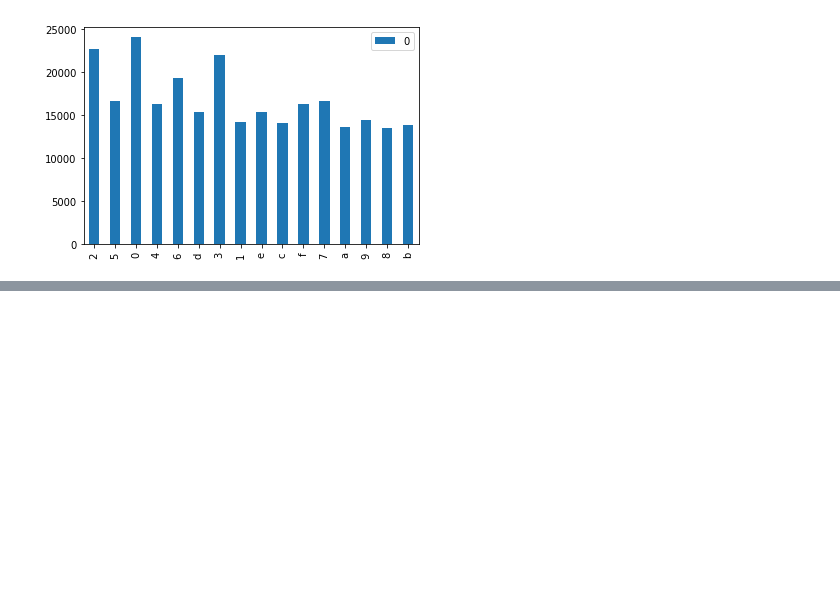
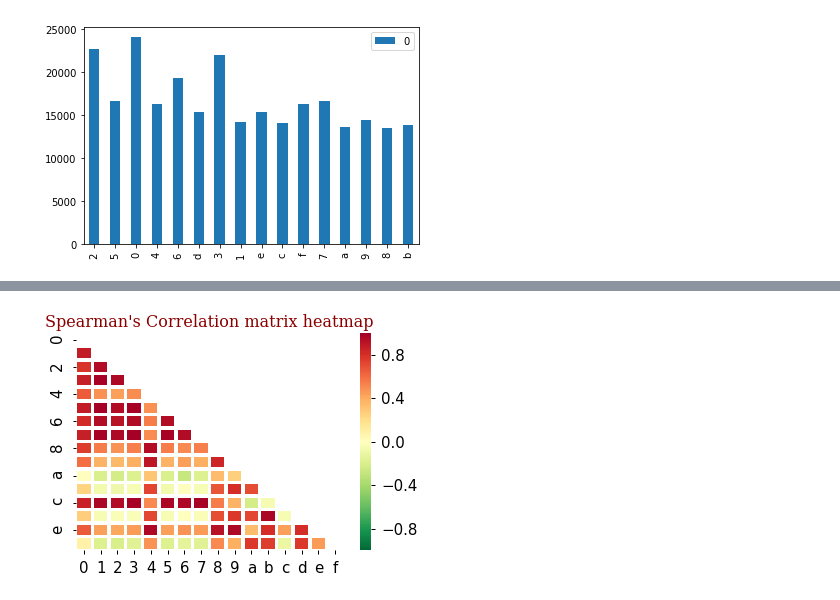
Before and after one commit to YarrDOpanas/uData, a Jupyter notebook: Statistics/Exam/Exam.ipynb, the cells around one changed output, grey strips where cells are left out. Saved outputs shown, nothing was run; the diff lists cells and outputs as text; code cells hidden in the pictures; blank space fills up the shorter version.

```diff
--- a/Statistics/Exam/Exam.ipynb
+++ b/Statistics/Exam/Exam.ipynb
@@ -79,0 +253,4 @@ graphics('./sample_of_files_with_extensions/')
+# %%
+corrspear = spearmanr(df_stat)
+cspfr = pd.DataFrame(corrspear[0], index=df_stat.columns, columns=df_stat.columns)
+cspfr
@@ -79,0 +275,9 @@ graphics('./sample_of_files_with_extensions/')
+# %%
+#cspfr = spearmanr(df_stat)
+mask = np.zeros_like(cspfr)
+mask[np.triu_indices_from(mask)] = True
+#seaborn.heatmap(corr, cmap = 'inferno', vmax = 1., vmin = -1., mask = mask, linewidth = 2.5)
+plt.title("Spearman's Correlation matrix heatmap",fontdict = font2)
+sns.heatmap(cspfr, cmap = 'RdYlGn_r', vmax = 1., vmin = -1., mask = mask, linewidth = 2.5);
+# %% [output]
+[figure, added]
```
Also changed, not shown: parts of 7 cells of this notebook, 1 other file.
